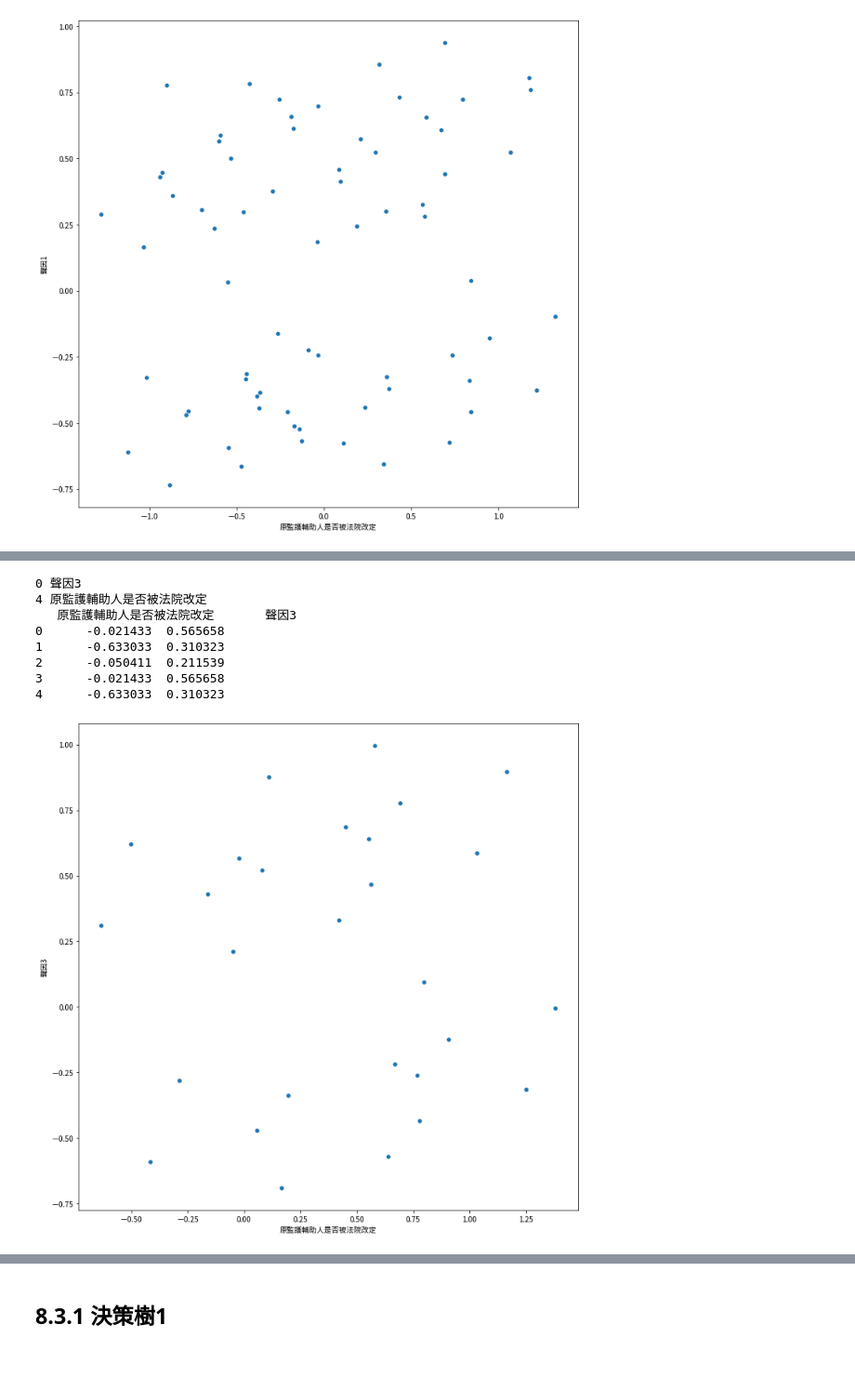
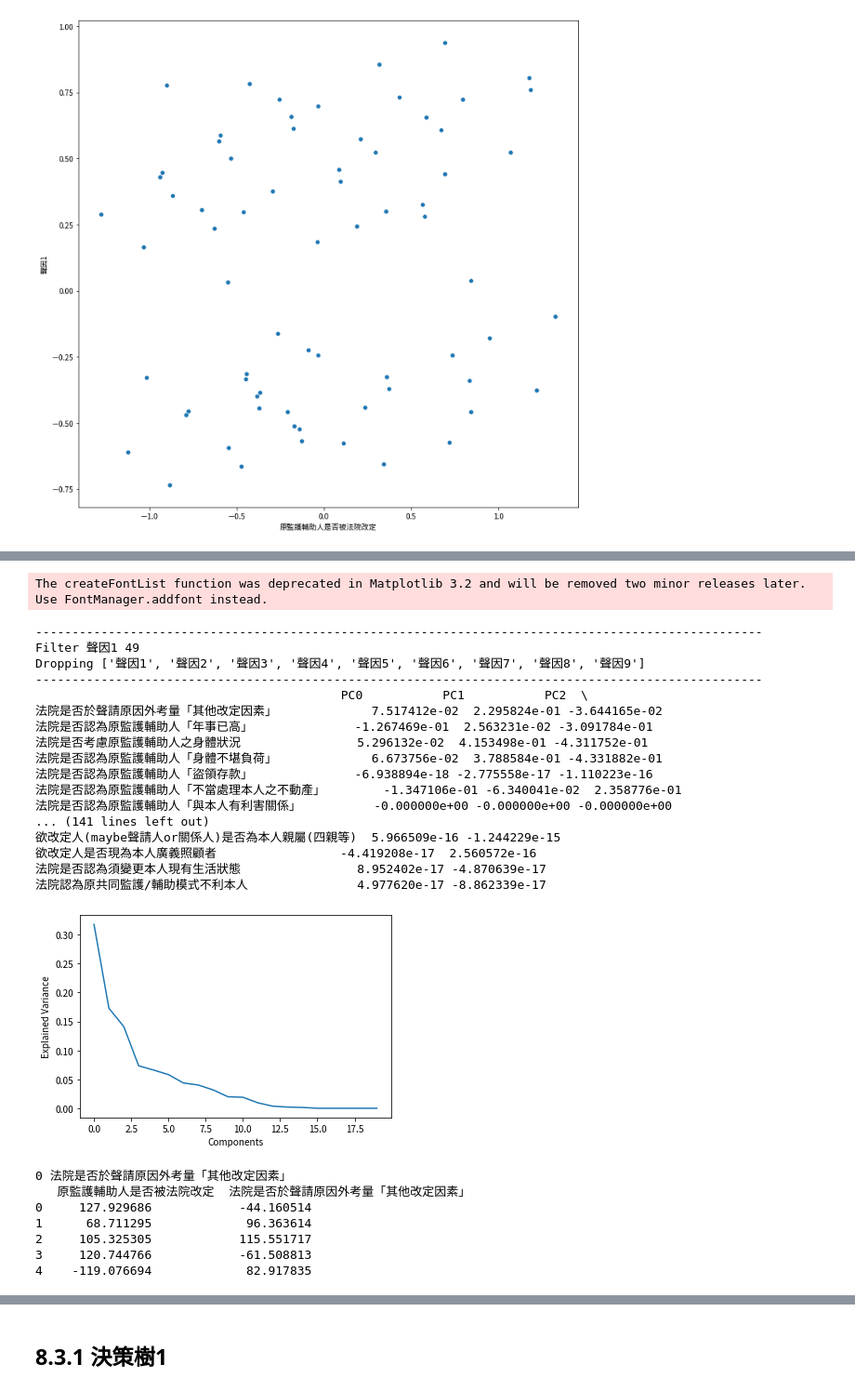
Before and after one commit to jeremy5189/legal-data-analysis, a Jupyter notebook: G4_Class.ipynb, the cells around one changed output, grey strips where cells are left out. Shown at 93% size. Saved outputs shown, nothing was run; the diff lists cells and outputs as text; code cells hidden in the pictures; blank space fills up the shorter version.

Commit message:
Add filtering

```diff
--- a/G4_Class.ipynb
+++ b/G4_Class.ipynb
@@ -783,12 +736,50 @@ The createFontList function was deprecated in Matplotlib 3.2 and will be removed
-# %%
-p.pca2(p.col(0), p.col(4))
-# %% [output]
-0 聲因3
-4 原監護輔助人是否被法院改定
-   原監護輔助人是否被法院改定       聲因3
-0      -0.021433  0.565658
-1      -0.633033  0.310323
-2      -0.050411  0.211539
-3      -0.021433  0.565658
-4      -0.633033  0.310323
-[figure, removed]
+# %%
+for i in range(1, 10):
+  p = Corr(gsheet_id, gsheet_name, to_drop=[
+    'index',
+    'UUID',
+    '宣告性質',
+    '原監護輔助人之類型',
+    '原監護輔助人之人數（自然人）',
+    '主管機關是否被法院改定 (1=是, 2=否)',
+  ])
+  for col in p.df.columns:
+    p.replace_col_to(col, '', -100) # 替換 '' to -100 因為決策樹不支援 NaN
+  p.convert_to_numeric()
+  p.df = p.df.query(f"聲因{str(i)} == 1")
+  p.df = p.df.reset_index(drop=True)
+  print('-'*100)
+  print(f"Filter 聲因{str(i)} {len(p.df)}")
+  print(f"Dropping {p.cols()[0:9]}")
+  print('-'*100)
+  p.drop(p.cols()[0:9])
+  p.pca()
+  p.pca2(p.col(0), '原監護輔助人是否被法院改定')
+  break
+# %% [output]
+The createFontList function was deprecated in Matplotlib 3.2 and will be removed two minor releases later. Use FontManager.addfont instead.
+----------------------------------------------------------------------------------------------------
+Filter 聲因1 49
+Dropping ['聲因1', '聲因2', '聲因3', '聲因4', '聲因5', '聲因6', '聲因7', '聲因8', '聲因9']
+----------------------------------------------------------------------------------------------------
+                                          PC0           PC1           PC2  \
+法院是否於聲請原因外考量「其他改定因素」             7.517412e-02  2.295824e-01 -3.644165e-02
+法院是否認為原監護輔助人「年事已高」              -1.267469e-01  2.563231e-02 -3.091784e-01
+法院是否考慮原監護輔助人之身體狀況                5.296132e-02  4.153498e-01 -4.311752e-01
+法院是否認為原監護輔助人「身體不堪負荷」             6.673756e-02  3.788584e-01 -4.331882e-01
+法院是否認為原監護輔助人「盜領存款」              -6.938894e-18 -2.775558e-17 -1.110223e-16
+法院是否認為原監護輔助人「不當處理本人之不動產」        -1.347106e-01 -6.340041e-02  2.358776e-01
+法院是否認為原監護輔助人「與本人有利害關係」          -0.000000e+00 -0.000000e+00 -0.000000e+00
+... (141 lines left out)
+欲改定人(maybe聲請人or關係人)是否為本人親屬(四親等)  5.966509e-16 -1.244229e-15
+欲改定人是否現為本人廣義照顧者                 -4.419208e-17  2.560572e-16
+法院是否認為須變更本人現有生活狀態                8.952402e-17 -4.870639e-17
+法院認為原共同監護/輔助模式不利本人               4.977620e-17 -8.862339e-17
+[figure, added]
+0 法院是否於聲請原因外考量「其他改定因素」
+   原監護輔助人是否被法院改定  法院是否於聲請原因外考量「其他改定因素」
+0     127.929686            -44.160514
+1      68.711295             96.363614
+2     105.325305            115.551717
+3     120.744766            -61.508813
+4    -119.076694             82.917835
```
Also changed, not shown: parts of 39 cells of this notebook.
